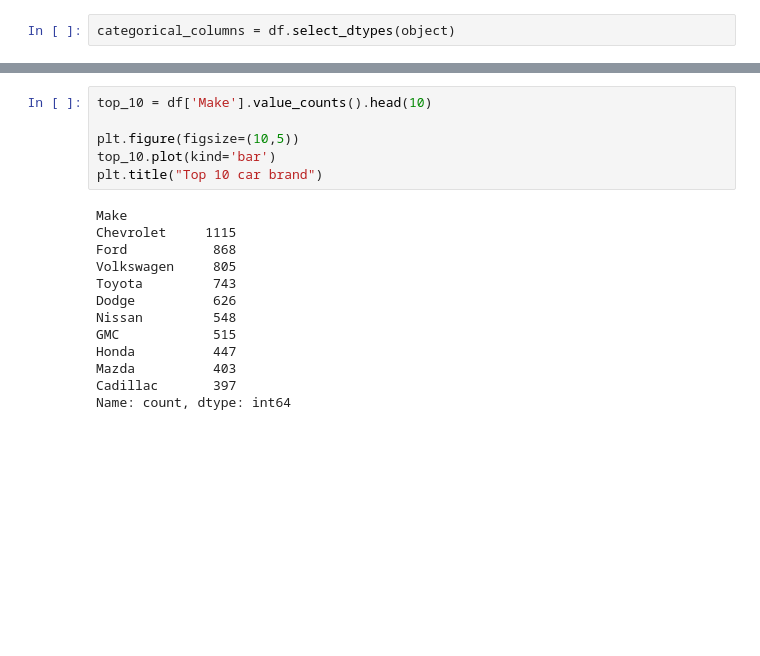
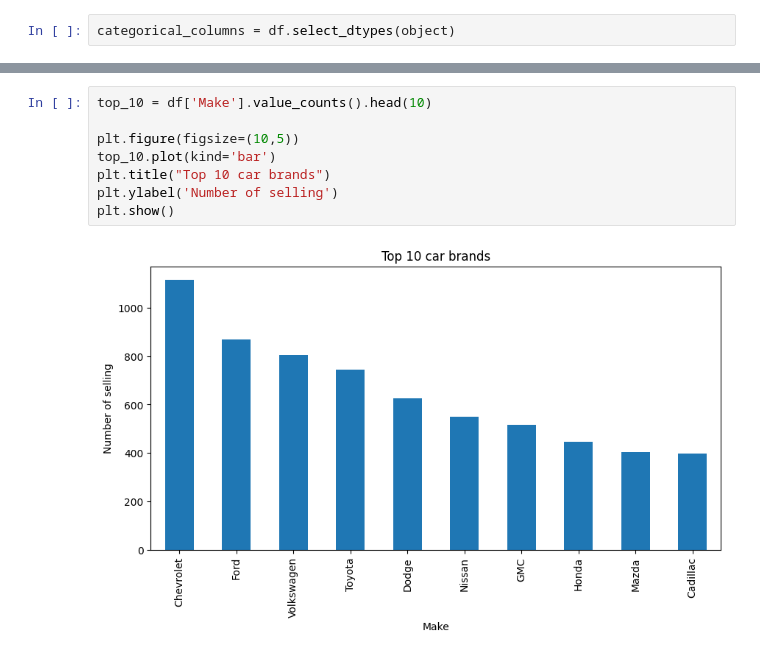
Before and after one commit to Dharmikpatel001/Data-Science-TOPs-, a Jupyter notebook: Module 5/assignment_1.ipynb, the cells around one changed output, grey strips where cells are left out. Drawn from its saved outputs; the diff is of its cells as text; blank space fills up the shorter version.

```diff
--- a/Module 5/assignment_1.ipynb
+++ b/Module 5/assignment_1.ipynb
@@ -122,19 +142,10 @@ plt.show()
 # %%
 top_10 = df['Make'].value_counts().head(10)
 
 plt.figure(figsize=(10,5))
 top_10.plot(kind='bar')
-plt.title("Top 10 car brand")
+plt.title("Top 10 car brands")
+plt.ylabel('Number of selling')
+plt.show()
 # %% [output]
-Make
-Chevrolet     1115
-Ford           868
-Volkswagen     805
-Toyota         743
-Dodge          626
-Nissan         548
-GMC            515
-Honda          447
-Mazda          403
-Cadillac       397
-Name: count, dtype: int64
+[figure, added]
```
Also changed, not shown: parts of 17 cells of this notebook.
